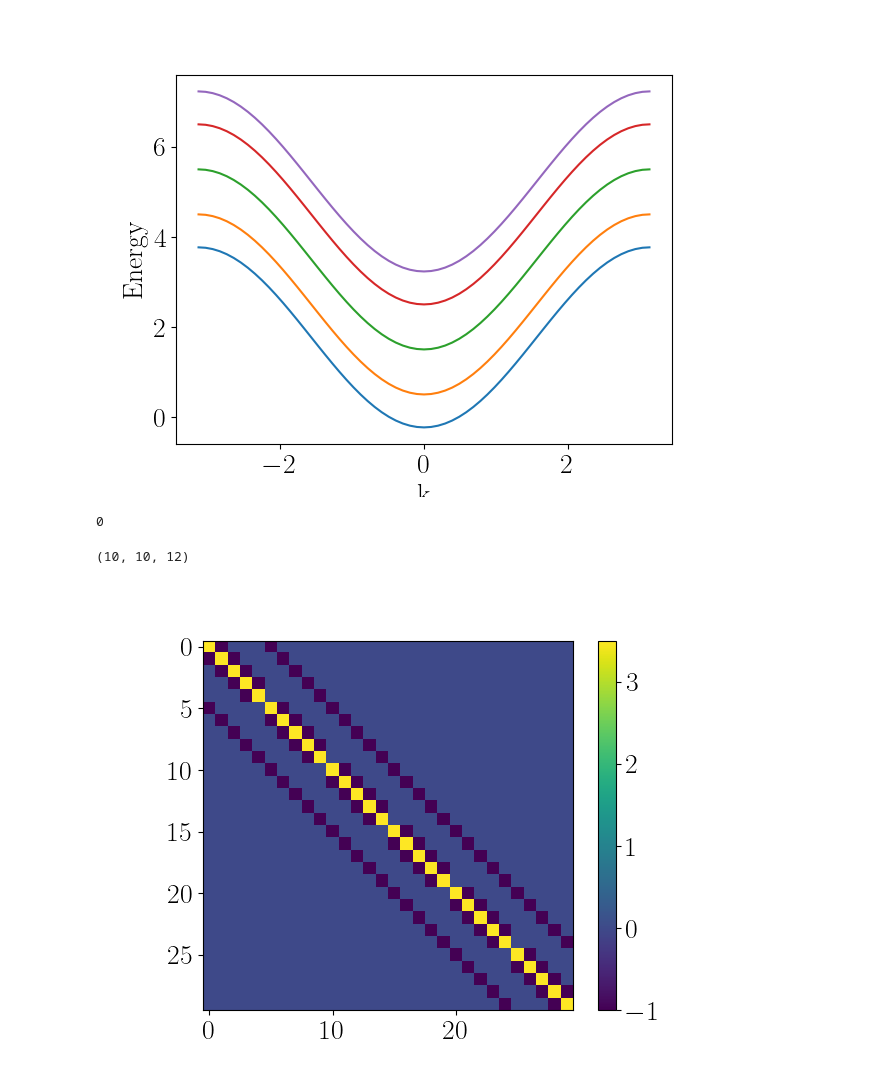
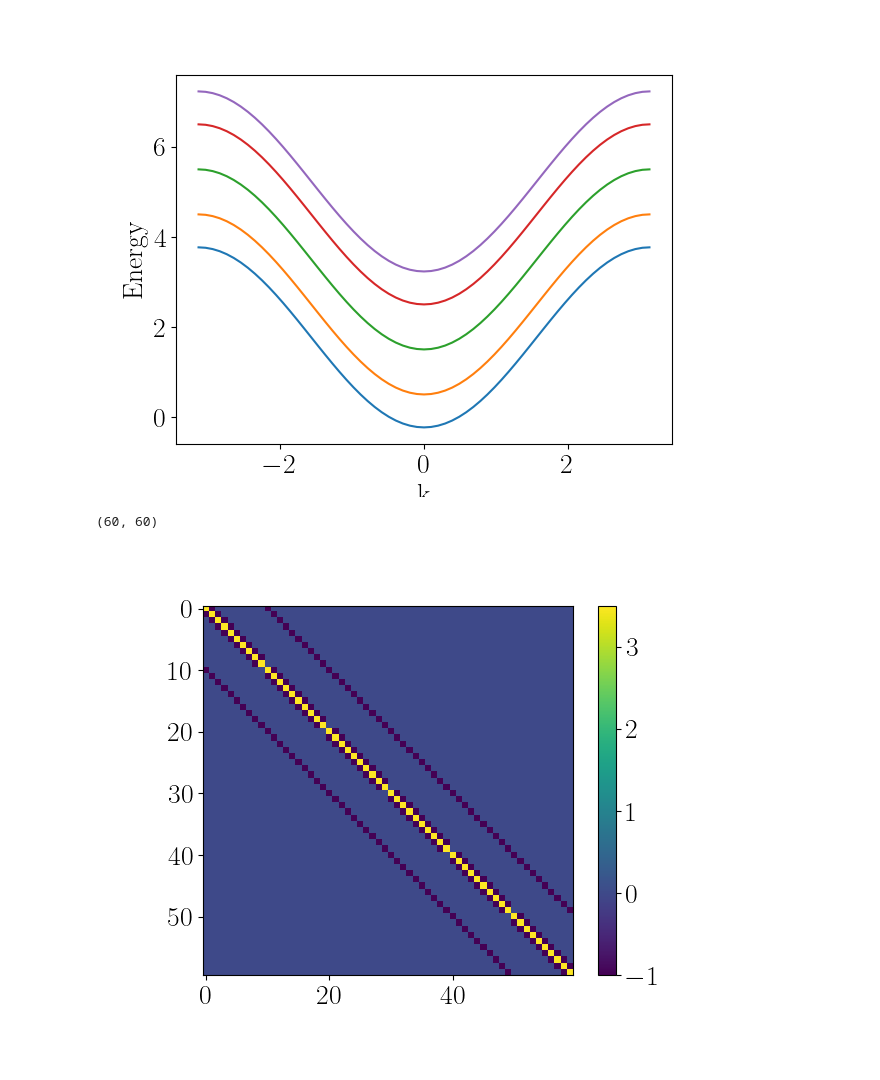
Before and after one commit to krishtoffel99/Josephson-Investigations-Old, a Jupyter notebook: Josephson effect and Supercurrents/diagnostics.ipynb, the cells around one changed output. Drawn from its saved outputs; the diff is of its cells as text; code cells hidden in the pictures.

```diff
--- a/Josephson effect and Supercurrents/diagnostics.ipynb
+++ b/Josephson effect and Supercurrents/diagnostics.ipynb
@@ -193,41 +190,35 @@ for i in range(len(energy_values)):
 # Checking if <j| G(j) |j> ^{-1} = <j| E - H{j} |j>
 import scipy
 j = 5
 
 # Constructing H{j}, the Hamiltonian for  strip comprising of 0 to j cells with H{j , j +1} and H{j + 1 , j} eliminated:
 
 # Unit cell Hamiltonians:
 H_unit_cells = []
 
 for i in range(j+1):
-    H_unit_cells.append(so.h_0(i , params))
+    H_unit_cells.append(so.h_0(i , params_new))
 
 H_J = scipy.linalg.block_diag(*H_unit_cells)
 
 # Hoppings between unit cells:
 hoppers_minus = []
 hopper_plus = []
 for i in range(j):
-    hoppers_minus.append(so.T(i +1 , -1  , params))
-    hopper_plus.append(so.T(i +1 , +1  , params))
+    hoppers_minus.append(so.T(i +1 , -1  , params_new))
+    hopper_plus.append(so.T(i +1 , +1  , params_new))
 
 offset_matrix = np.empty((0 , H_unit_cells[0].shape[0]) , int)
 hop_plus = scipy.linalg.block_diag(offset_matrix.T , *hopper_plus , offset_matrix)
 hop_minus = scipy.linalg.block_diag(offset_matrix , *hoppers_minus , offset_matrix.T)
 
 H_J += (hop_plus + hop_minus)
 plt.figure()
 plt.imshow(H_J)
 plt.colorbar()
 
 
 H_J.shape
-
-print(params.energy)
-# Diagonal Greens function:
-diagonal = g_diag[0]
-diagonal.shape
 # %% [output]
-0
+(60, 60)
-(10, 10, 12)
-[figure, old version]
+[figure, new version]
```
Also changed, not shown: parts of 3 cells of this notebook, 1 other file.
